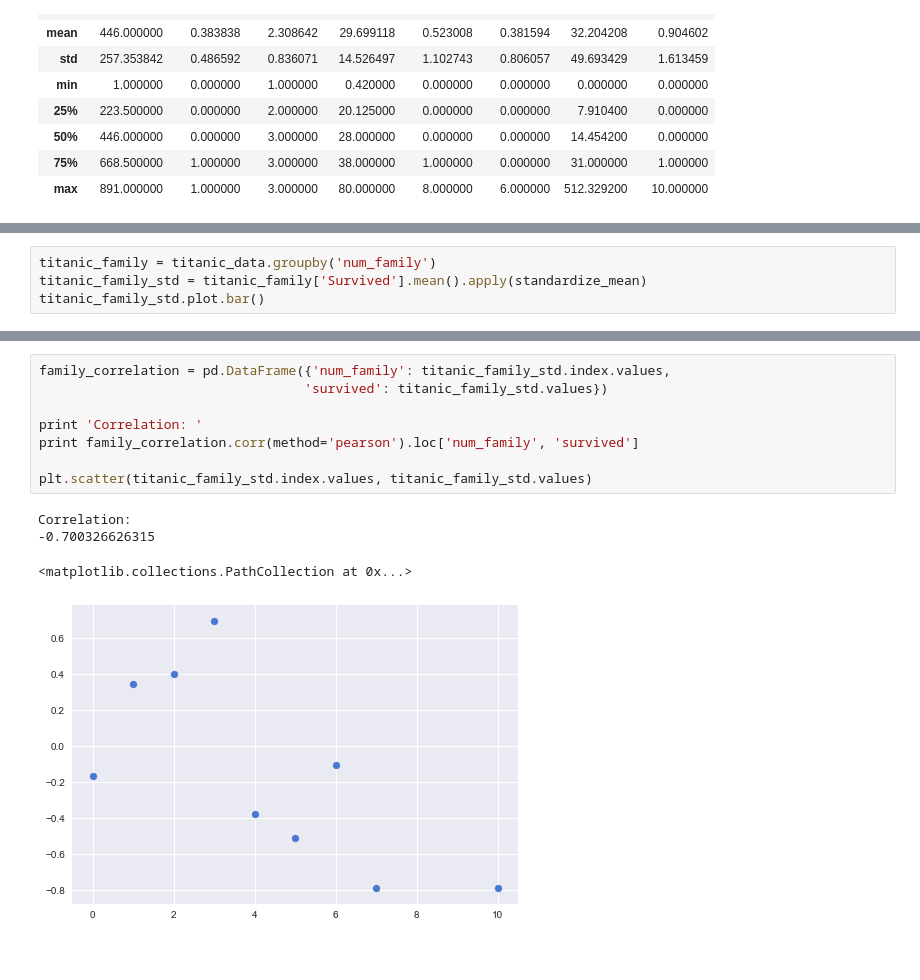
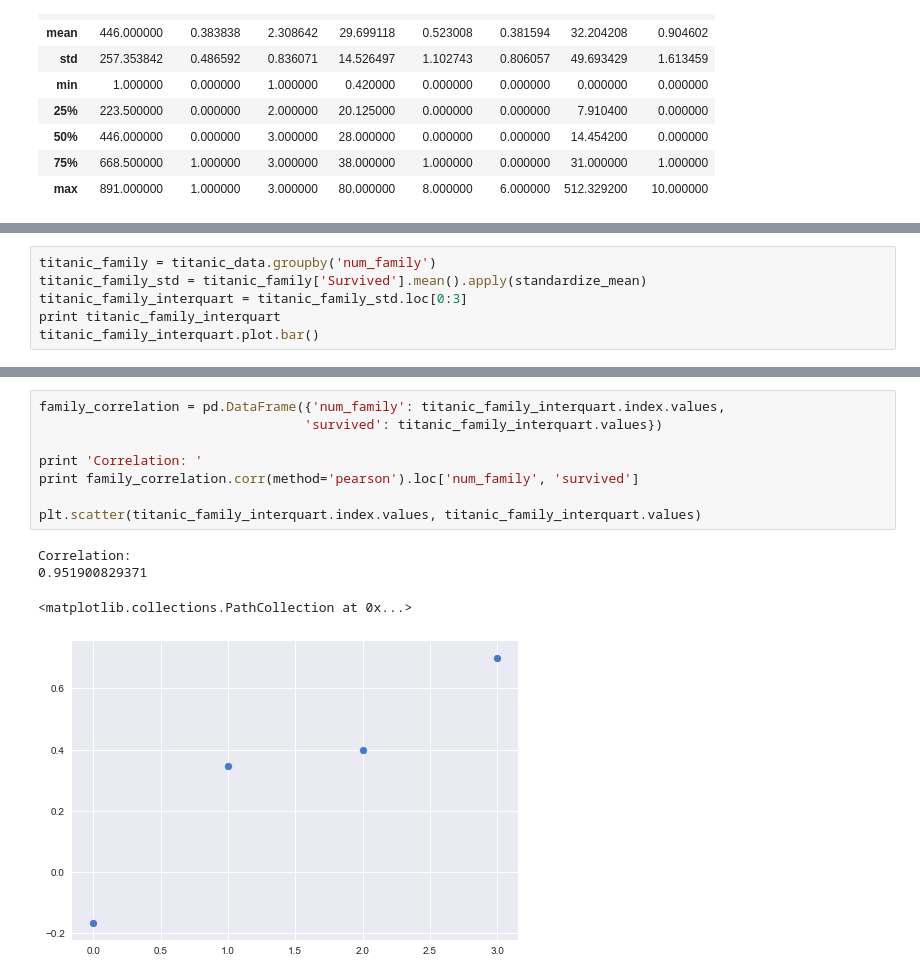
Before and after one commit to kylemeenehan/titanic-data, a Jupyter notebook: Titanic Project.ipynb, the cells around one changed output, grey strips where cells are left out. Drawn from its saved outputs; the diff is of its cells as text.

```diff
--- a/Titanic Project.ipynb
+++ b/Titanic Project.ipynb
@@ -352,5 +353,7 @@ titanic_data['num_family'].hist()
 # %%
 titanic_family = titanic_data.groupby('num_family')
 titanic_family_std = titanic_family['Survived'].mean().apply(standardize_mean)
-titanic_family_std.plot.bar()
+titanic_family_interquart = titanic_family_std.loc[0:3]
+print titanic_family_interquart
+titanic_family_interquart.plot.bar()
 # %% [output]
@@ -359,13 +368,13 @@ titanic_family_std.plot.bar()
 # %%
-family_correlation = pd.DataFrame({'num_family': titanic_family_std.index.values,
-                                  'survived': titanic_family_std.values})
+family_correlation = pd.DataFrame({'num_family': titanic_family_interquart.index.values,
+                                  'survived': titanic_family_interquart.values})
 
 print 'Correlation: '
 print family_correlation.corr(method='pearson').loc['num_family', 'survived']
 
-plt.scatter(titanic_family_std.index.values, titanic_family_std.values)
+plt.scatter(titanic_family_interquart.index.values, titanic_family_interquart.values)
 # %% [output]
 Correlation:
--0.700326626315
+0.951900829371
 <matplotlib.collections.PathCollection at 0x...>
-[figure, old version]
+[figure, new version]
```
Also changed, not shown: parts of 6 cells of this notebook.
